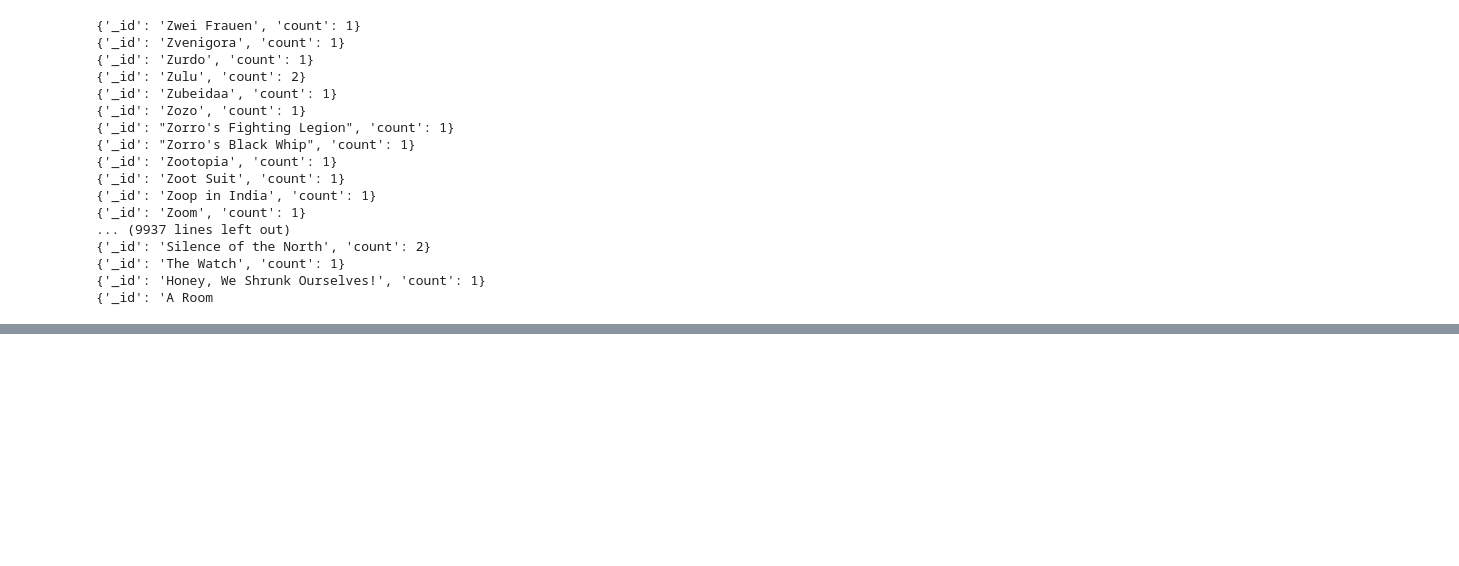
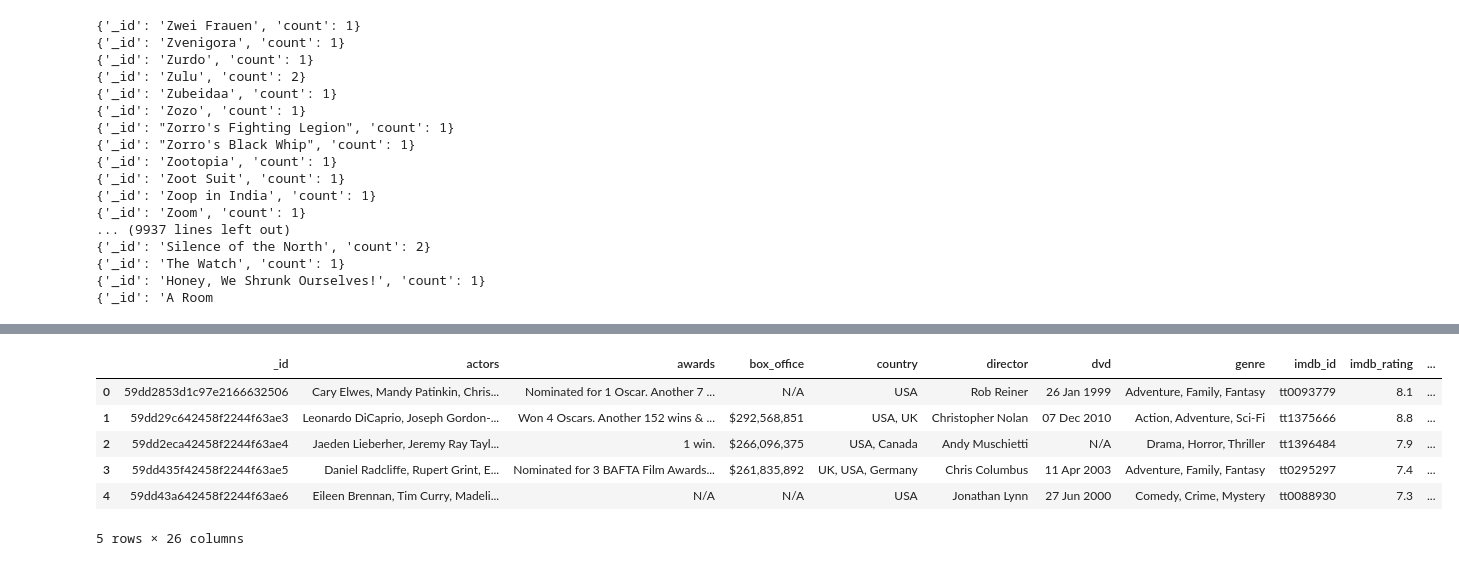
Before and after one commit to kristengutierrez/ActorNetwork, a Jupyter notebook: ActorNetwork.ipynb, the cells around one changed output, grey strips where cells are left out. Saved outputs shown, nothing was run; the diff lists cells and outputs as text; code cells hidden in the pictures; blank space fills up the shorter version.

```diff
--- a/ActorNetwork.ipynb
+++ b/ActorNetwork.ipynb
@@ -255,0 +258,4 @@ for document in cursor:
+# %%
+collection = db.movie
+# %%
+data = pd.DataFrame(list(collection.find()))
@@ -255,0 +282,10 @@ for document in cursor:
+# %%
+data.head()
+# %% [output]
+|  | _id | actors | awards | box_office | country | director | dvd | genre | imdb_id | imdb_rating | ... |
+| 0 | 59dd2853d1c97e2166632506 | Cary Elwes, Mandy Patinkin, Chris... | Nominated for 1 Oscar. Another 7 ... | N/A | USA | Rob Reiner | 26 Jan 1999 | Adventure, Family, Fantasy | tt0093779 | 8.1 | ... |
+| 1 | 59dd29c642458f2244f63ae3 | Leonardo DiCaprio, Joseph Gordon-... | Won 4 Oscars. Another 152 wins & ... | $292,568,851 | USA, UK | Christopher Nolan | 07 Dec 2010 | Action, Adventure, Sci-Fi | tt1375666 | 8.8 | ... |
+| 2 | 59dd2eca42458f2244f63ae4 | Jaeden Lieberher, Jeremy Ray Tayl... | 1 win. | $266,096,375 | USA, Canada | Andy Muschietti | N/A | Drama, Horror, Thriller | tt1396484 | 7.9 | ... |
+| 3 | 59dd435f42458f2244f63ae5 | Daniel Radcliffe, Rupert Grint, E... | Nominated for 3 BAFTA Film Awards... | $261,835,892 | UK, USA, Germany | Chris Columbus | 11 Apr 2003 | Adventure, Family, Fantasy | tt0295297 | 7.4 | ... |
+| 4 | 59dd43a642458f2244f63ae6 | Eileen Brennan, Tim Curry, Madeli... | N/A | N/A | USA | Jonathan Lynn | 27 Jun 2000 | Comedy, Crime, Mystery | tt0088930 | 7.3 | ... |
+5 rows × 26 columns
```
Also changed, not shown: parts of 22 cells of this notebook.
